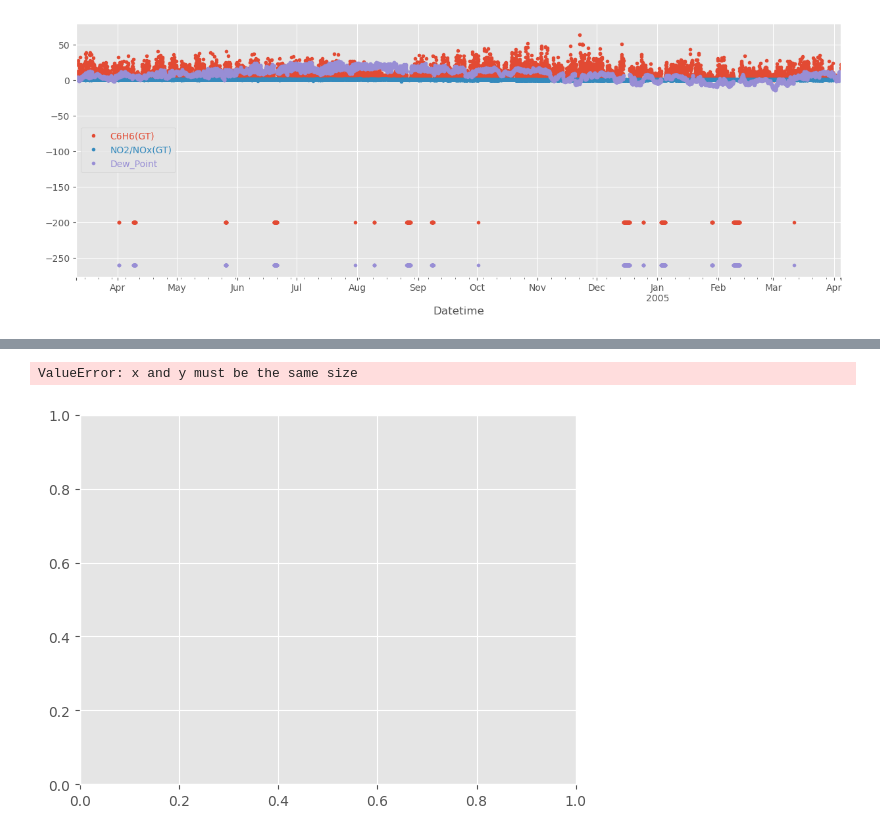
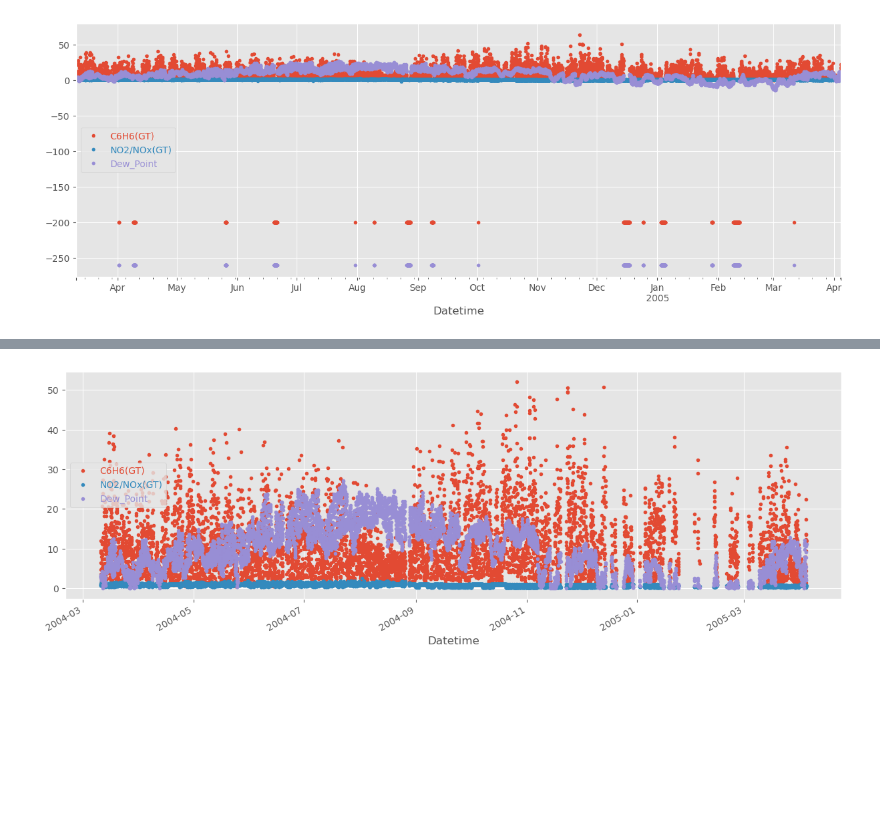
Before and after one commit to bryancastillo10/Machine-Learning-Projects, a Jupyter notebook: data_cleaning_air_quality.ipynb, the cells around one changed output, grey strips where cells are left out. Cells and saved outputs as stored; diff of their text form; code cells hidden in the pictures; blank space fills up the shorter version.

```diff
--- a/data_cleaning_air_quality.ipynb
+++ b/data_cleaning_air_quality.ipynb
@@ -262,14 +169,6 @@ for x in range(len(y_pred)):
-# %%
-from matplotlib import style
-
-style.use("ggplot")
-for x in range(len(y_pred)):
-    p = np.y_pred[x]
-
-plt.scatter(p, y_pred)
-plt.xlabel(p)
-plt.ylabel("Temperature")
-plt.show()
-# %% [output]
-ValueError: x and y must be the same size
-[figure, removed]
+# %%
+ax = filter_df.plot(style='.',figsize=(15,5),color=[color_pal[0],color_pal[1],color_pal[2]])
+ax.legend(labelcolor='linecolor',loc='center left')
+plt.show()
+# %% [output]
+[figure, added]
```
Also changed, not shown: parts of 8 cells of this notebook, 1 other file.
